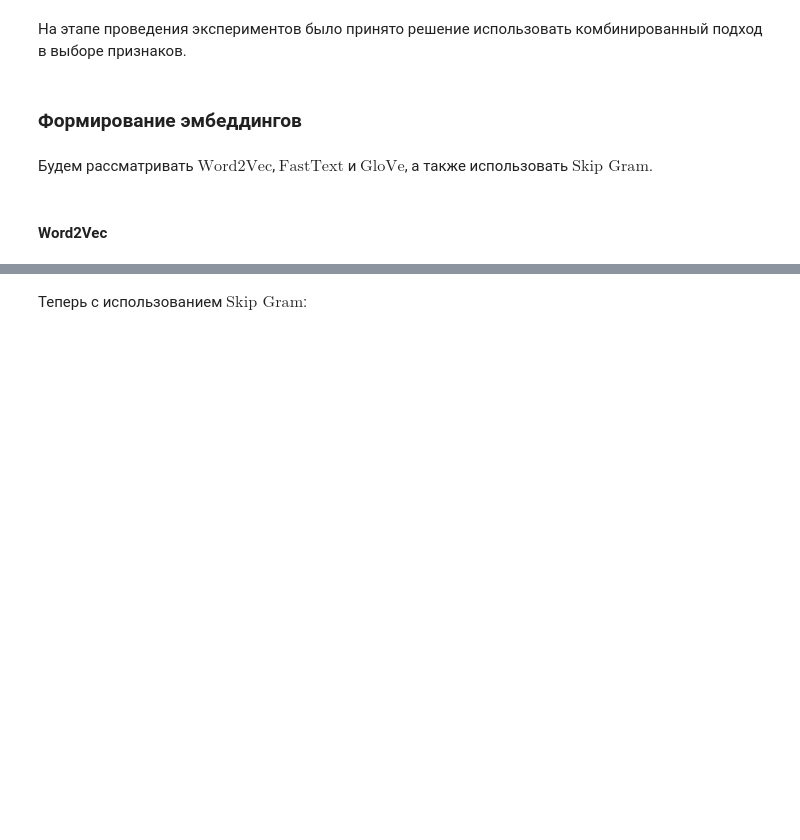
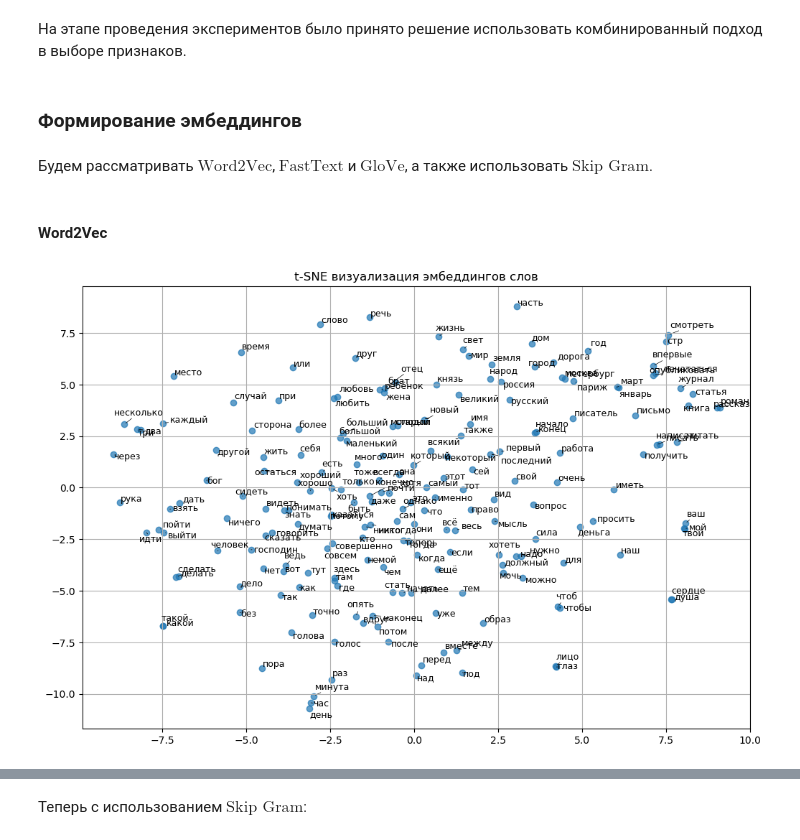
Before and after one commit to DAChernikov/AuthDef_group_project, a Jupyter notebook: notebooks/baseline_pipeline_v3.ipynb, the cells around one changed output, grey strips where cells are left out. Cells and saved outputs as stored; diff of their text form; code cells hidden in the pictures; blank space fills up the shorter version.

Commit message:
Добавил аналитику эмбеддингов

```diff
--- a/notebooks/baseline_pipeline_v3.ipynb
+++ b/notebooks/baseline_pipeline_v3.ipynb
@@ -100,0 +115,33 @@ def vectorize_text(text, model):
+# %%
+def visualize_word_embeddings(model, num_words=100):
+    """
+    Визуализирует эмбеддинги слов с помощью t-SNE
+
+    Args:
+        model: обученная модель
+        num_words: количество наиболее частых слов для визуализации
+    """
+    words = list(model.wv.index_to_key[:num_words])
+    word_vectors = np.array([model.wv[word] for word in words])
+
+    tsne = TSNE(n_components=2, random_state=42, perplexity=30, max_iter=1000)
+    reduced_vectors = tsne.fit_transform(word_vectors)
+
+    df = pd.DataFrame({
+        'word': words,
+        'x': reduced_vectors[:, 0],
+        'y': reduced_vectors[:, 1]
+    })
+
+    plt.figure(figsize=(12, 8))
+    plt.scatter(df['x'], df['y'], alpha=0.7)
+
+    texts = []
+    for i, row in df.iterrows():
+        texts.append(plt.text(row['x'], row['y'], row['word'], fontsize=9))
+
+    adjust_text(texts, arrowprops=dict(arrowstyle='-', color='black', lw=0.5))
+
+    plt.title('t-SNE визуализация эмбеддингов слов')
+    plt.grid(True)
+    plt.show()
@@ -110,3 +257,7 @@ X_test_vect_w2v = np.array([vectorize_text(text, w2v_model) for text in X_words_
 # %%
 X_train_combined_w2v = np.hstack([X_heur_train, X_train_vect_w2v])
 X_test_combined_w2v = np.hstack([X_heur_test, X_test_vect_w2v])
+# %%
+visualize_word_embeddings(w2v_model, num_words=200)
+# %% [output]
+[figure, added]
```
Also changed, not shown: parts of 26 cells of this notebook.
